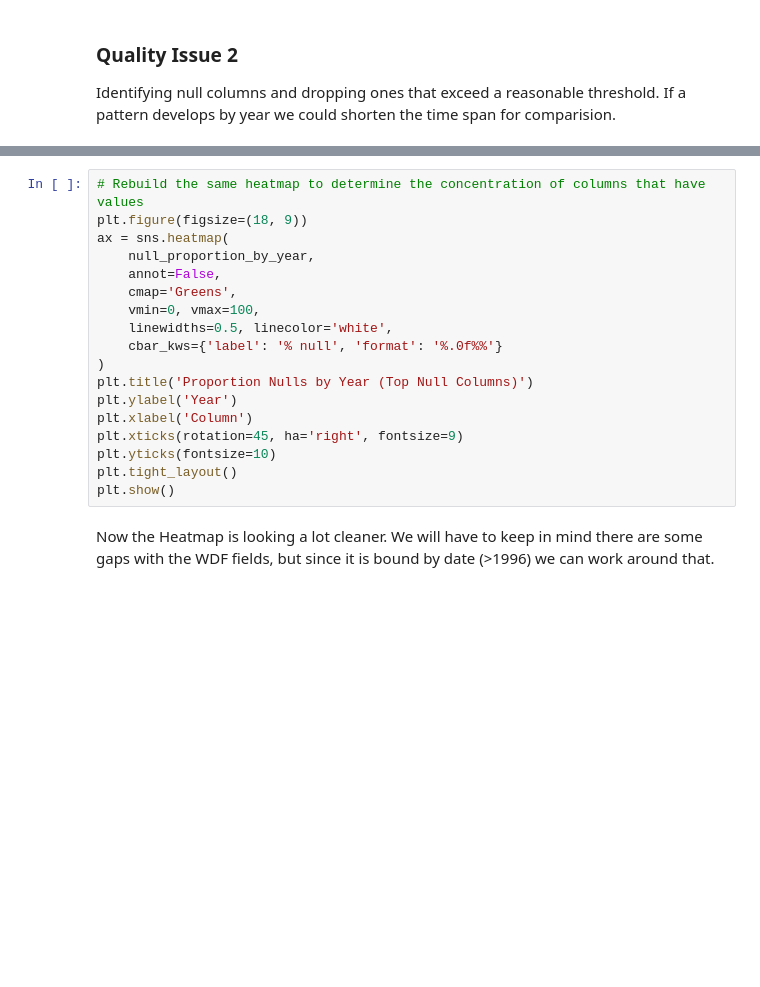
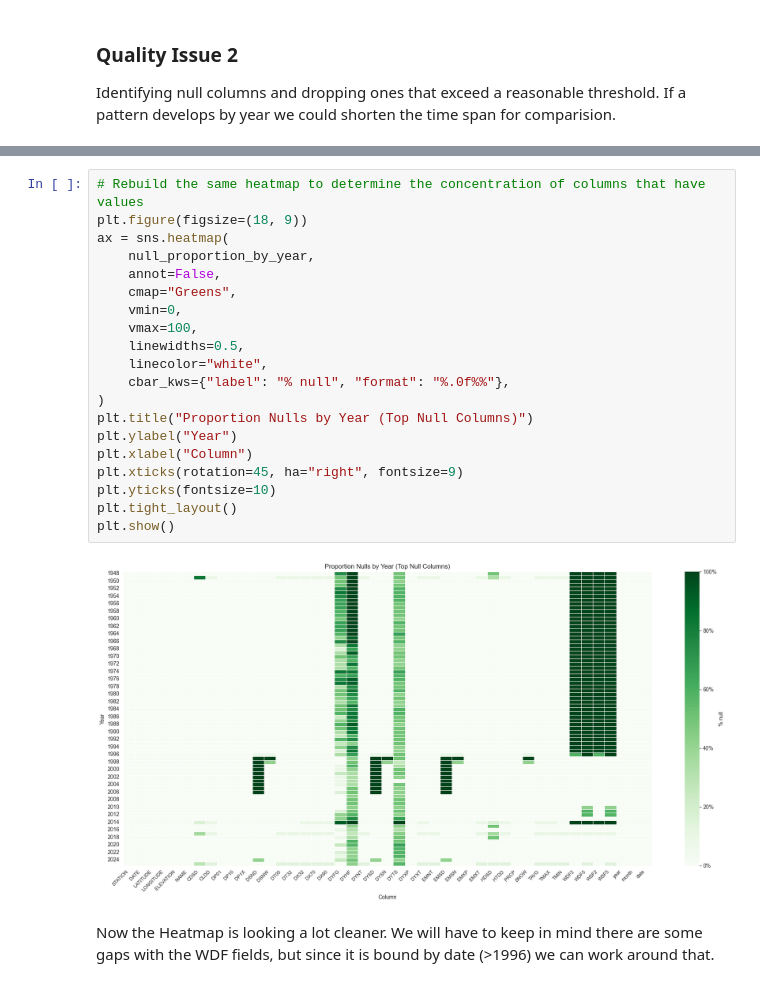
Before and after one commit to bluegroneman/weather_tracking, a Jupyter notebook: data_wrangling_project_starter.ipynb, the cells around one changed output, grey strips where cells are left out. Drawn from its saved outputs; the diff is of its cells as text; blank space fills up the shorter version.

```diff
--- a/data_wrangling_project_starter.ipynb
+++ b/data_wrangling_project_starter.ipynb
@@ -305,21 +483,25 @@ null_proportion_by_year = (nulls_by_year.div(rows_per_year, axis=0) * 100).round
 # %%
 # Rebuild the same heatmap to determine the concentration of columns that have values
 plt.figure(figsize=(18, 9))
 ax = sns.heatmap(
     null_proportion_by_year,
     annot=False,
-    cmap='Greens',
-    vmin=0, vmax=100,
-    linewidths=0.5, linecolor='white',
-    cbar_kws={'label': '% null', 'format': '%.0f%%'}
+    cmap="Greens",
+    vmin=0,
+    vmax=100,
+    linewidths=0.5,
+    linecolor="white",
+    cbar_kws={"label": "% null", "format": "%.0f%%"},
 )
-plt.title('Proportion Nulls by Year (Top Null Columns)')
-plt.ylabel('Year')
-plt.xlabel('Column')
-plt.xticks(rotation=45, ha='right', fontsize=9)
+plt.title("Proportion Nulls by Year (Top Null Columns)")
+plt.ylabel("Year")
+plt.xlabel("Column")
+plt.xticks(rotation=45, ha="right", fontsize=9)
 plt.yticks(fontsize=10)
 plt.tight_layout()
 plt.show()
+# %% [output]
+[figure, added]
 # %% [markdown]
 Now the Heatmap is looking a lot cleaner. We will have to keep in mind there are some gaps with the WDF fields, but since it is bound by date (>1996) we can work around that.
 # %% [markdown]
```
Also changed, not shown: parts of 48 cells of this notebook, 4 other files.
